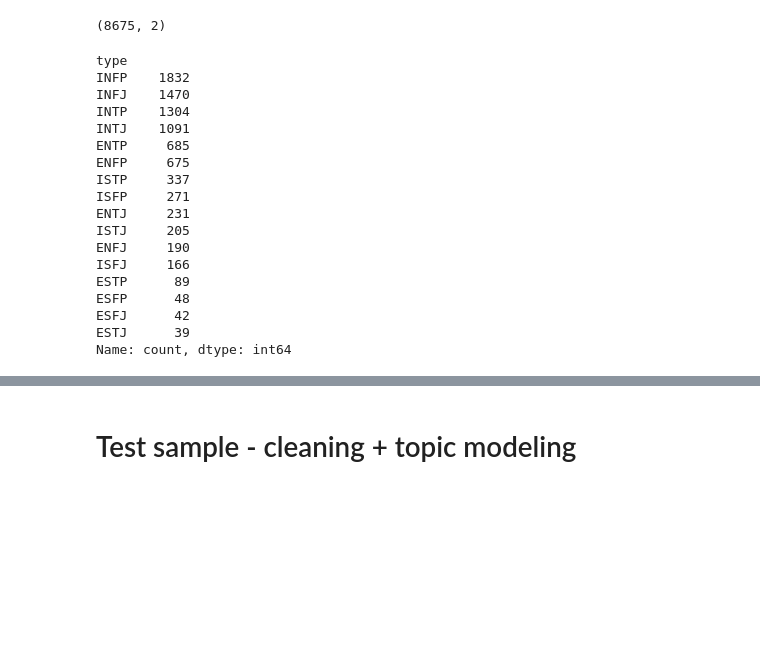
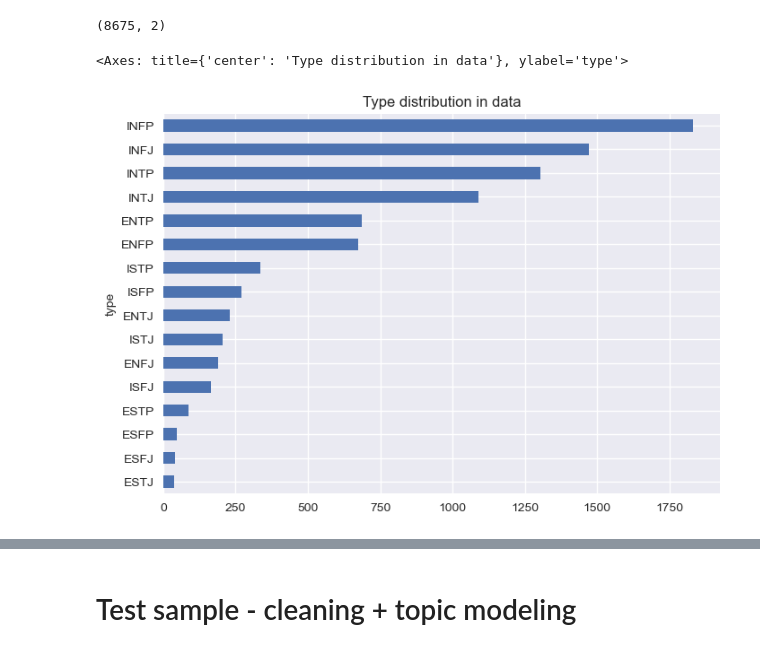
Before and after one commit to aliy1912/dsc_23, a Jupyter notebook: CAP3/cap3_nb1.ipynb, the cells around one changed output, grey strips where cells are left out. Cells and saved outputs as stored; diff of their text form; code cells hidden in the pictures; blank space fills up the shorter version.

```diff
--- a/CAP3/cap3_nb1.ipynb
+++ b/CAP3/cap3_nb1.ipynb
@@ -18,24 +19,10 @@ data.head(1)
 data.shape
 # %% [output]
 (8675, 2)
-# %%
-data.type.value_counts() # All 16 types are represented but highly imbalanced
-# %% [output]
-type
-INFP    1832
-INFJ    1470
-INTP    1304
-INTJ    1091
-ENTP     685
-ENFP     675
-ISTP     337
-ISFP     271
-ENTJ     231
-ISTJ     205
-ENFJ     190
-ISFJ     166
-ESTP      89
-ESFP      48
-ESFJ      42
-ESTJ      39
-Name: count, dtype: int64
+# %%
+# All 16 types are represented but imbalanced
+data['type'].value_counts(ascending = True).plot(kind='barh',
+                                                 title = 'Type distribution in data')
+# %% [output]
+<Axes: title={'center': 'Type distribution in data'}, ylabel='type'>
+[figure, added]
```
Also changed, not shown: parts of 72 cells of this notebook.
